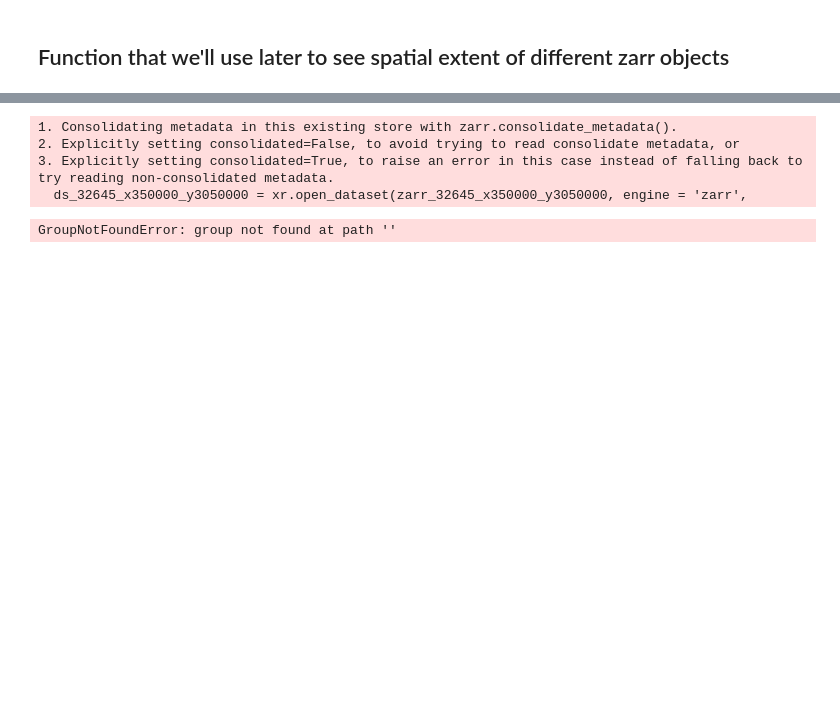
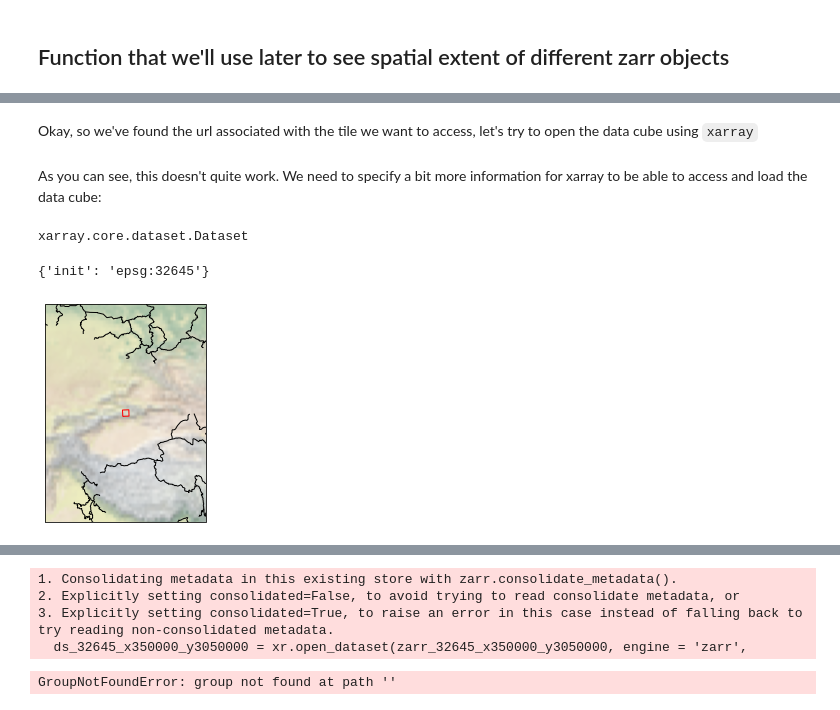
Before and after one commit to e-marshall/itslive, a Jupyter notebook: hma_itslive_s3_data.ipynb, the cells around one changed output, grey strips where cells are left out. Drawn from its saved outputs; the diff is of its cells as text; code cells hidden in the pictures; blank space fills up the shorter version.

```diff
--- a/hma_itslive_s3_data.ipynb
+++ b/hma_itslive_s3_data.ipynb
@@ -16,0 +110,19 @@ import cartopy.crs as ccrs
+# %% [markdown]
+Okay, so we've found the url associated with the tile we want to access, let's try to open the data cube using `xarray`
+# %%
+url_x25_y475 = 's3://its-live-data/datacubes/v02/N40E080/ITS_LIVE_vel_EPSG32645_G0120_X250000_Y4750000.zarr'
+#data_cube_x25_y475 = xr.open_dataset(url_x25_y475, engine = 'zarr')
+# %% [markdown]
+As you can see, this doesn't quite work. We need to specify a bit more information for xarray to be able to access and load the data cube:
+# %%
+data_cube_x25_y475 = xr.open_dataset(url_x25_y475, engine= 'zarr',
+                                    storage_options = {'anon':True})
+# %%
+type(data_cube_x25_y475)
+# %% [output]
+xarray.core.dataset.Dataset
+# %%
+get_bbox(data_cube_x25_y475)
+# %% [output]
+{'init': 'epsg:32645'}
+[figure, added]
```
Also changed, not shown: parts of 25 cells of this notebook, 30 other files.
